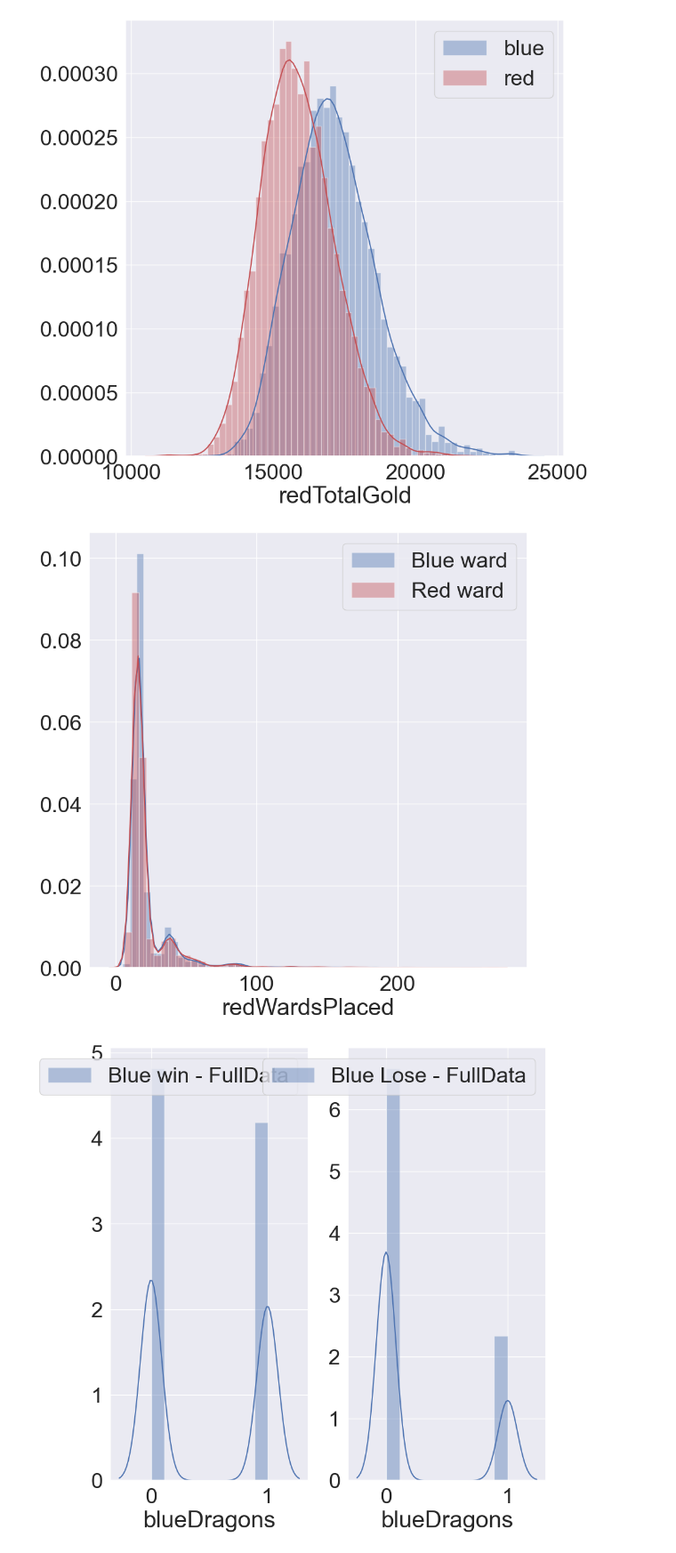
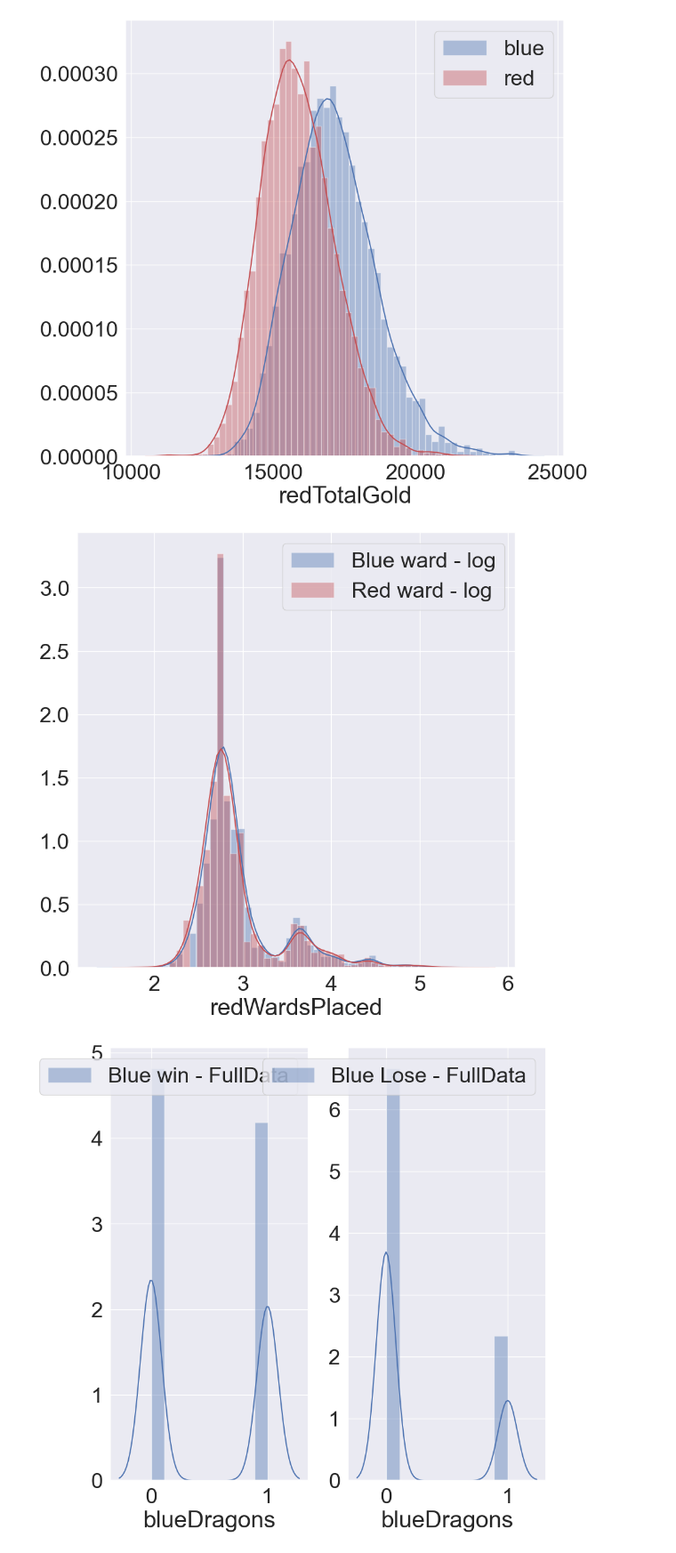
Before and after one commit to kysth0707/KagglePractice, a Jupyter notebook: LOL_Wins/main.ipynb, the cells around one changed output. Shown at 89% size. Saved outputs shown, nothing was run; the diff lists cells and outputs as text; code cells hidden in the pictures.

```diff
--- a/LOL_Wins/main.ipynb
+++ b/LOL_Wins/main.ipynb
@@ -83,12 +86,21 @@ g = g.legend(loc='best')
 [figure]
 # %%
 f, ax = plt.subplots(1, 1, figsize=(10 ,10))
-g = sns.distplot(df_test[df_test['blueWins'] == 1]['blueWardsPlaced'], color='b', ax = ax, label = 'Blue ward')
+
+A = df_test[df_test['blueWins'] == 1]['blueWardsPlaced']
+B = df_test[df_test['blueWins'] == 1]['redWardsPlaced']
+
+g = sns.distplot(np.log(A), color='b', ax = ax, label = 'Blue ward - log')
 g = g.legend(loc='best')
-g = sns.distplot(df_test[df_test['blueWins'] == 1]['redWardsPlaced'], color='r', ax = ax, label = 'Red ward')
+g = sns.distplot(np.log(B), color='r', ax = ax, label = 'Red ward - log')
 g = g.legend(loc='best')
+
+# g = sns.distplot(A, color='b', ax = ax, label = 'Blue ward')
+# g = g.legend(loc='best')
+# g = sns.distplot(B, color='r', ax = ax, label = 'Red ward')
+# g = g.legend(loc='best')
 # %% [output]
-[figure, old version]
+[figure, new version]
 # %%
 f, ax = plt.subplots(1, 2, figsize=(10 ,10))
 g = sns.distplot(df_test[df_test['blueWins'] == 1]['blueDragons'], color='b', ax = ax[0], label = 'Blue win - FullData')
```
Also changed, not shown: parts of 7 cells of this notebook, 14 other files.
